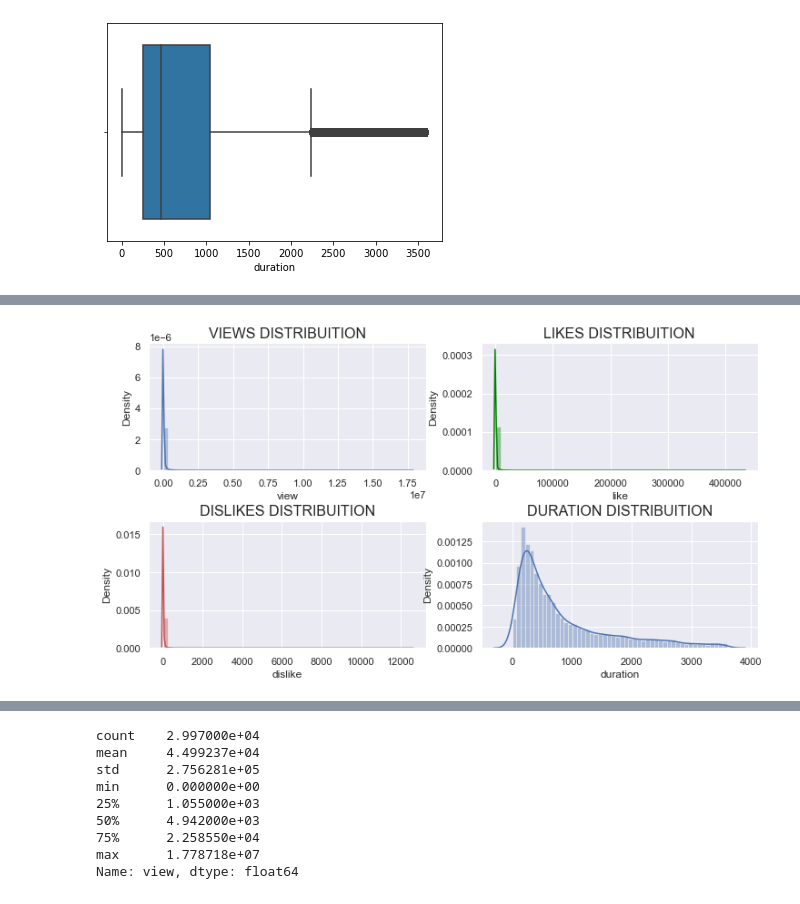
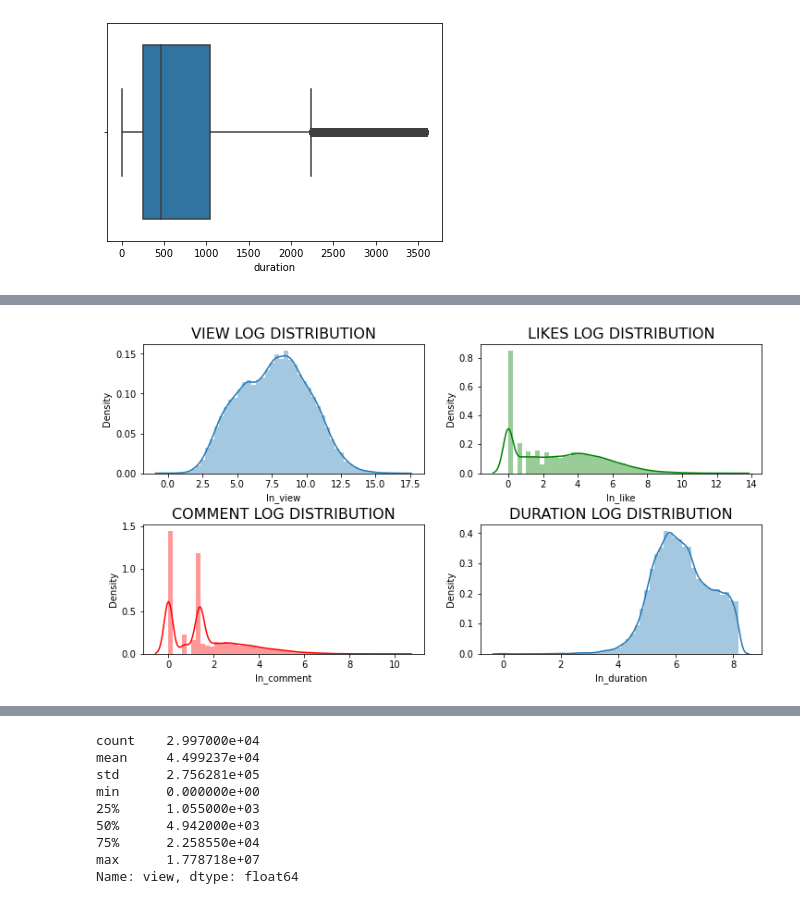
Before and after one commit to lanvymai/Youtube-Videos-View, a Jupyter notebook: YoutubeFinalProject.ipynb, the cells around one changed output, grey strips where cells are left out. Cells and saved outputs as stored; diff of their text form; code cells hidden in the pictures.

```diff
--- a/YoutubeFinalProject.ipynb
+++ b/YoutubeFinalProject.ipynb
@@ -315,5 +304,0 @@ KeyError: '[42605] not found in axis'
-# %%
-#drop categories that we do not use in our analysis (only use categoryid 27.0,28.0,26.0,22.0)
-df2.drop(df1.index[(df2['categoryid'] != 27.0) & (df2['categoryid'] != 28.0) &
-                (df2['categoryid'] != 26.0) & (df2['categoryid'] != 22.0)], inplace = True)
-df2['categoryid'].value_counts()
@@ -335,3 +318,9 @@ df2
 | 44259 | 22.0 | People & Blogs | 139.0 | hd | False | 1938.0 | 23.0 | 0.0 | 1.0 | ... |
 | 44260 | 22.0 | People & Blogs | 124.0 | hd | False | 173.0 | 1.0 | 0.0 | 0.0 | ... |
 43401 rows × 19 columns
+# %%
+#drop categories that we do not use in our analysis (only use categoryid 27.0,28.0,26.0,22.0)
+df2.drop(df2.index[(df2['categoryid'] != 27.0) & (df2['categoryid'] != 28.0) &
+                (df2['categoryid'] != 26.0) & (df2['categoryid'] != 22.0)], inplace = True)
+# %%
+df2.drop(df2.index[(df2['duration']==0)], inplace = True)
@@ -465,8 +479,3 @@ sns.boxplot(data=df2,x='duration')
 plt.show()
 # %% [output]
 [figure]
-# %%
-df2['view_log'] = np.log(df2['view']+1)
-df2['like_log'] = np.log(df2['like']+1)
-df2['dislike_log'] = np.log(df2['dislike']+1)
-df2['comment_log'] = np.log(df2['comment']+1)
@@ -485,24 +541,26 @@ plt.show()
 # %%
+#Transformed Distribution
 plt.figure(figsize = (12,6))
 
 plt.subplot(221)
-g1 = sns.distplot(df2['view'])
-g1.set_title("VIEWS DISTRIBUITION", fontsize=16)
+g1 = sns.distplot(df2['ln_view'])
+g1.set_title("VIEW LOG DISTRIBUTION", fontsize=16)
 
 plt.subplot(222)
-g2 = sns.distplot(df2['like'],color='green')
-g2.set_title('LIKES DISTRIBUITION', fontsize=16)
+g2 = sns.distplot(df2['ln_like'],color='green')
+g2.set_title('LIKES LOG DISTRIBUTION', fontsize=16)
 
 plt.subplot(223)
-g3 = sns.distplot(df2['dislike'], color='r')
-g3.set_title("DISLIKES DISTRIBUITION", fontsize=16)
+g3 = sns.distplot(df2['ln_comment'], color='r')
+g3.set_title("COMMENT LOG DISTRIBUTION", fontsize=16)
 
 plt.subplot(224)
-g4 = sns.distplot(df2['duration'])
-g4.set_title("DURATION DISTRIBUITION", fontsize=16)
+g4 = sns.distplot(df2['ln_duration'])
+g4.set_title("DURATION LOG DISTRIBUTION", fontsize=16)
 
 plt.subplots_adjust(wspace = 0.2, hspace = 0.4,top = 0.9)
 
+plt.savefig('transformation.pdf')
 plt.show()
 # %% [output]
-[figure, old version]
+[figure, new version]
```
Also changed, not shown: parts of 57 cells of this notebook.
